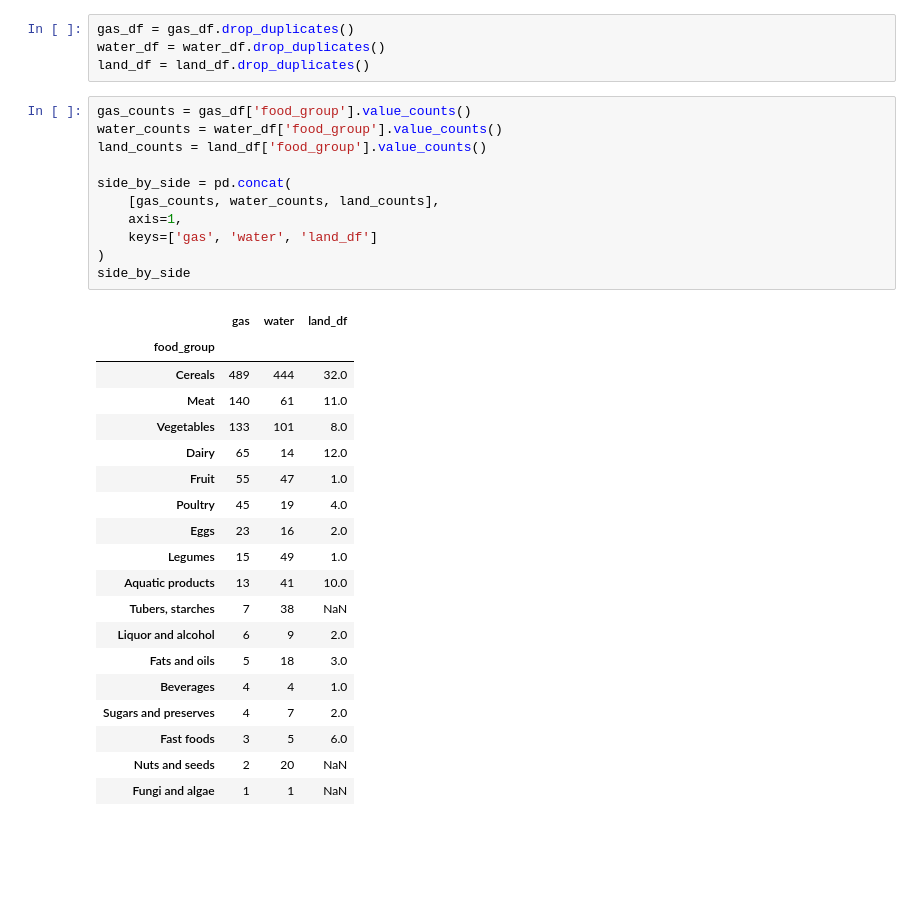
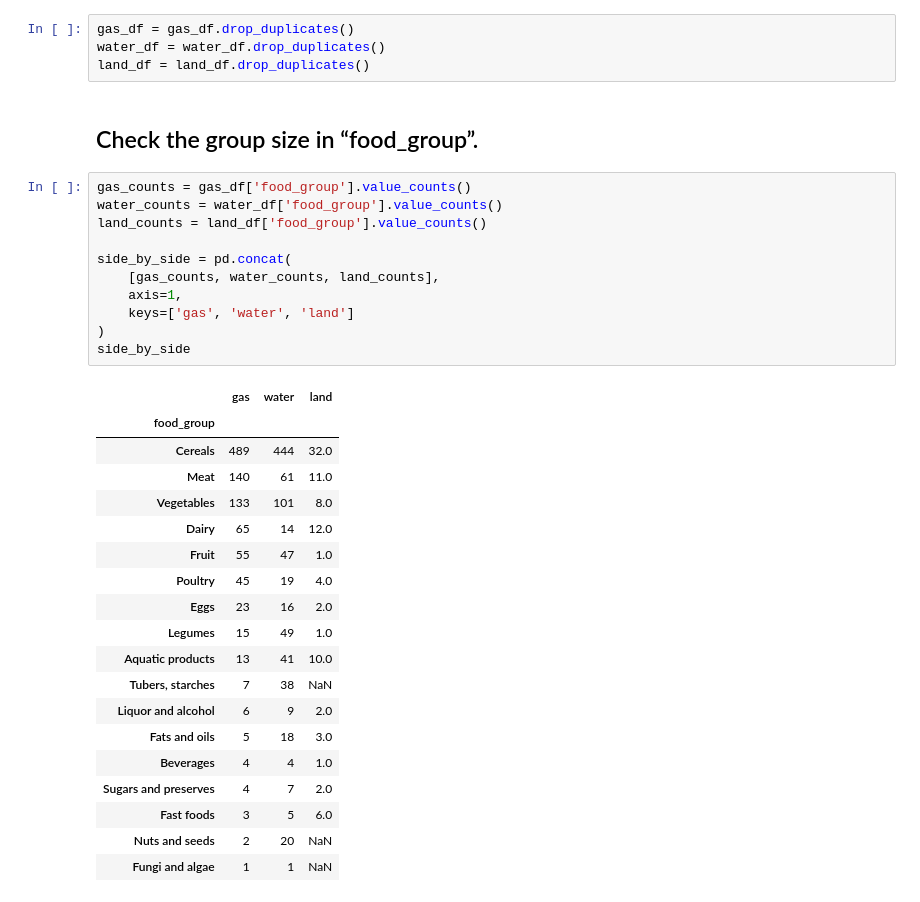
Before and after one commit to Ravinderram/Applied-Statistical-Data-Analysis-class_exercises, a Jupyter notebook: Dataset_Chinese food environmental impact.ipynb, the cells around one changed output. Drawn from its saved outputs; the diff is of its cells as text; blank space fills up the shorter version.

```diff
--- a/Dataset_Chinese food environmental impact.ipynb
+++ b/Dataset_Chinese food environmental impact.ipynb
@@ -109,19 +110,21 @@ gas_df.duplicated().sum(), water_df.duplicated().sum(), land_df.duplicated().sum
 gas_df = gas_df.drop_duplicates()
 water_df = water_df.drop_duplicates()
 land_df = land_df.drop_duplicates()
+# %% [markdown]
+## Check the group size in “food_group”.
 # %%
 gas_counts = gas_df['food_group'].value_counts()
 water_counts = water_df['food_group'].value_counts()
 land_counts = land_df['food_group'].value_counts()
 
 side_by_side = pd.concat(
     [gas_counts, water_counts, land_counts],
     axis=1,
-    keys=['gas', 'water', 'land_df']
+    keys=['gas', 'water', 'land']
 )
 side_by_side
 # %% [output]
-|  | gas | water | land_df |
+|  | gas | water | land |
 | food_group |  |  |  |
 | Cereals | 489 | 444 | 32.0 |
 | Meat | 140 | 61 | 11.0 |
```
Also changed, not shown: parts of 18 cells of this notebook.
